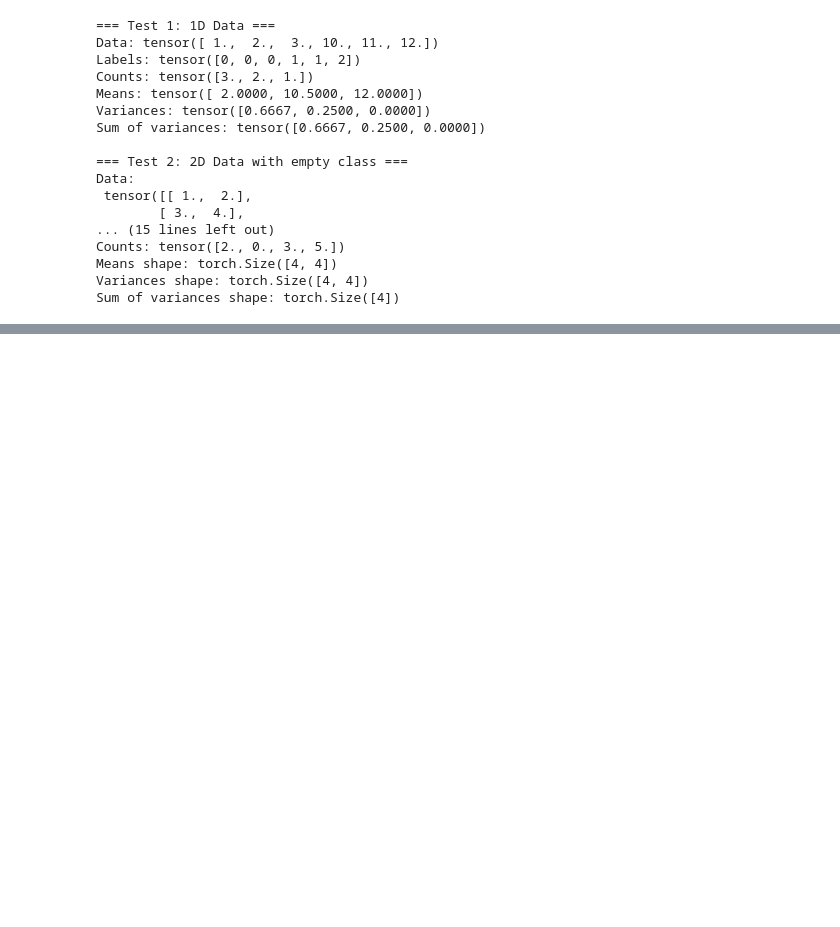
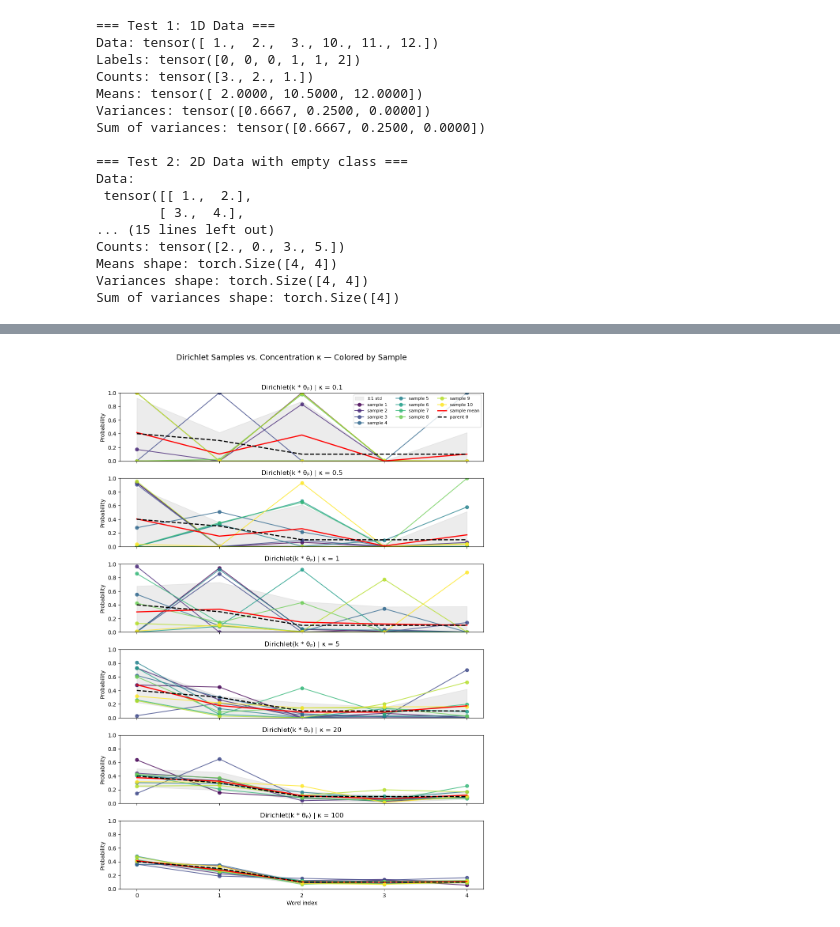
Before and after one commit to Zhennan-Wu/DrugRes, a Jupyter notebook: src/unit_test.ipynb, the cells around one changed output, grey strips where cells are left out. Cells and saved outputs as stored; diff of their text form; code cells hidden in the pictures; blank space fills up the shorter version.

```diff
--- a/src/unit_test.ipynb
+++ b/src/unit_test.ipynb
@@ -895,0 +1137,65 @@ Sum of variances shape: torch.Size([4])
+# %%
+import torch
+import matplotlib.pyplot as plt
+import numpy as np
+import matplotlib.cm as cm
+
+# ------------------------------
+# 1. Base Dirichlet parameter
+# ------------------------------
+theta_parent = torch.tensor([0.4, 0.3, 0.1, 0.1, 0.1])
+vocab_size = len(theta_parent)
+num_samples = 10  # smaller for clearer visualization
+kappas = [0.1, 0.5, 1, 5, 20, 100]
+
+torch.manual_seed(0)
+
+# ------------------------------
+# 2. Generate samples and compute stats
+# ------------------------------
+samples_by_k = []
+means_by_k = []
+std_by_k = []
+
+for k in kappas:
+    dist = torch.distributions.Dirichlet(k * theta_parent)
+    samples = dist.sample((num_samples,))
+    samples_by_k.append(samples)
+    means_by_k.append(samples.mean(0))
+    std_by_k.append(samples.std(0))
+
+# ------------------------------
+# 3. Visualization
+# ------------------------------
+fig, axes = plt.subplots(len(kappas), 1, figsize=(10, 2.4 * len(kappas)), sharex=True, sharey=True)
+
+for i, (k, samples, mean, std) in enumerate(zip(kappas, samples_by_k, means_by_k, std_by_k)):
+    ax = axes[i]
+    colors = cm.viridis(np.linspace(0, 1, num_samples))
+
+    # Plot variance envelope (±1 std)
+    ax.fill_between(np.arange(vocab_size),
+                    (mean - std).clip(min=0),
+                    (mean + std).clip(max=1),
+                    color='gray', alpha=0.15, label='±1 std')
+
+    # Plot individual samples
+    for j, s in enumerate(samples):
+        ax.plot(np.arange(vocab_size), s.numpy(), marker='o', lw=1.5, alpha=0.8, color=colors[j], label=f'sample {j+1}' if i == 0 else None)
+
+    # Plot mean and parent
+    ax.plot(np.arange(vocab_size), mean.numpy(), 'r-', lw=2, label='sample mean' if i == 0 else None)
+    ax.plot(np.arange(vocab_size), theta_parent.numpy(), 'k--', lw=2, label='parent θ' if i == 0 else None)
+
+    ax.set_title(f"Dirichlet(k * θₚ) | κ = {k}")
+    ax.set_ylabel("Probability")
+    ax.set_ylim(0, 1)
+    ax.set_xticks(np.arange(vocab_size))
+
+axes[-1].set_xlabel("Word index")
+axes[0].legend(ncol=3, loc='upper right', fontsize=8)
+plt.suptitle("Dirichlet Samples vs. Concentration κ — Colored by Sample", fontsize=14)
+plt.tight_layout(rect=[0, 0, 1, 0.96])
+plt.show()
+# %% [output]
+[figure, added]
```
Also changed, not shown: parts of 3 cells of this notebook, 10 other files.
